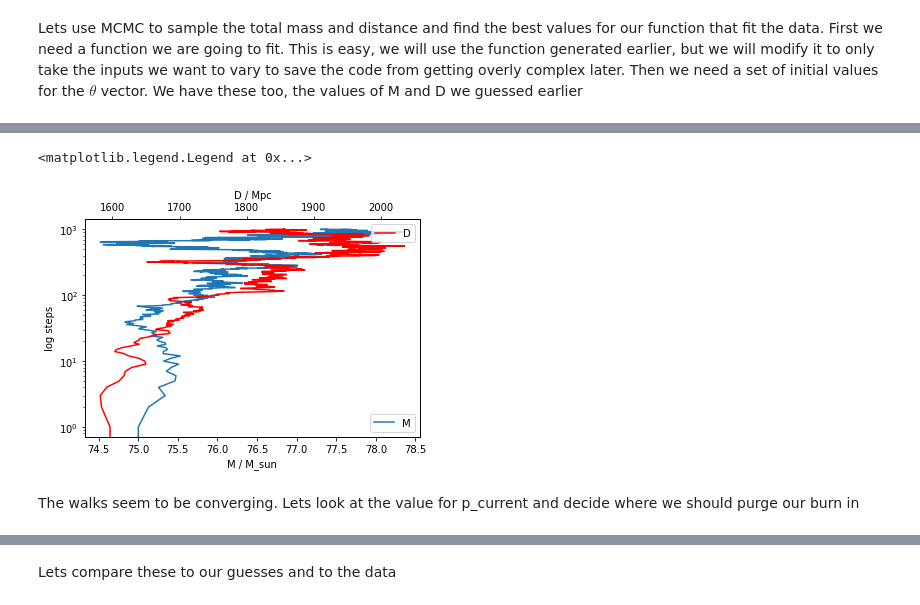
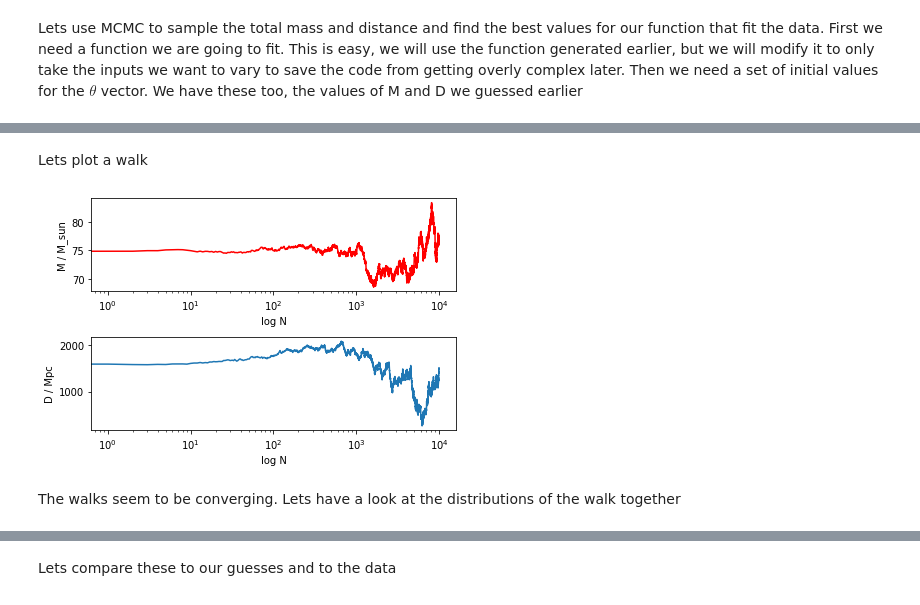
Before and after one commit to Clarke-Jools-36/DataAnalysis22, a Jupyter notebook: CA2_1903779.ipynb, the cells around one changed output, grey strips where cells are left out. Cells and saved outputs as stored; diff of their text form; code cells hidden in the pictures.

```diff
--- a/CA2_1903779.ipynb
+++ b/CA2_1903779.ipynb
@@ -610,21 +612,23 @@ for i in trange(N_mcmc):
             theta_current[i+1] = theta_proposed
         else:
             theta_current[i+1] = theta_current[i]
-# %%
-# let's generate the walk for plotting
-x_mcmc=np.linspace(0,N_mcmc,N_mcmc+1)
-
-plt.semilogy(theta_current[:,0],x_mcmc, label="M")
-plt.legend(loc="lower right")
-plt.xlabel('M / M_sun')
-plt.ylabel('log steps')
-
-plt.twiny()
-plt.semilogy(theta_current[:,1],x_mcmc,"r", label="D")
-plt.xlabel('D / Mpc')
-plt.legend(loc="upper right")
-# %% [output]
-<matplotlib.legend.Legend at 0x...>
-[figure, removed]
+# %% [markdown]
+Lets plot a walk
+# %%
+# let's generate the walk for plotting
+x_mcmc=np.linspace(0,N_mcmc,N_mcmc+1)
+
+fig, ax = plt.subplots(2, 1)
+ax[0].semilogx(x_mcmc,theta_current[:,0], "r")
+ax[0].set_xlabel('log N')
+ax[0].set_ylabel('M / M_sun')
+
+ax[1].semilogx(x_mcmc,theta_current[:,1])
+ax[1].set_xlabel('log N')
+ax[1].set_ylabel('D / Mpc')
+
+fig.tight_layout()
+# %% [output]
+[figure, added]
 # %% [markdown]
-The walks seem to be converging. Lets look at the value for p_current and decide where we should purge our burn in
+The walks seem to be converging. Lets have a look at the distributions of the walk together
```
Also changed, not shown: parts of 27 cells of this notebook.
